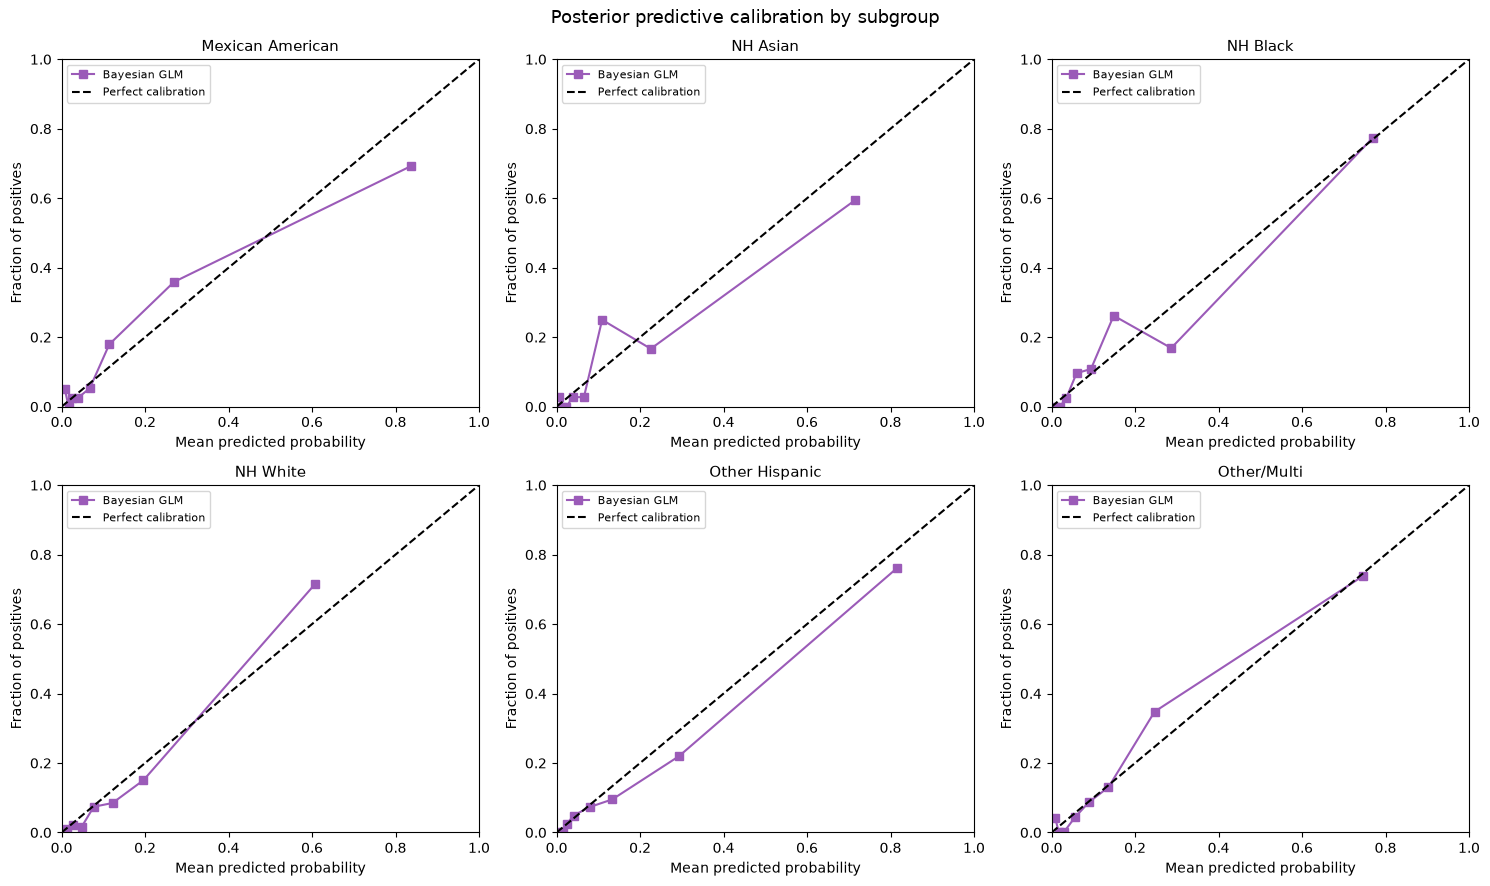
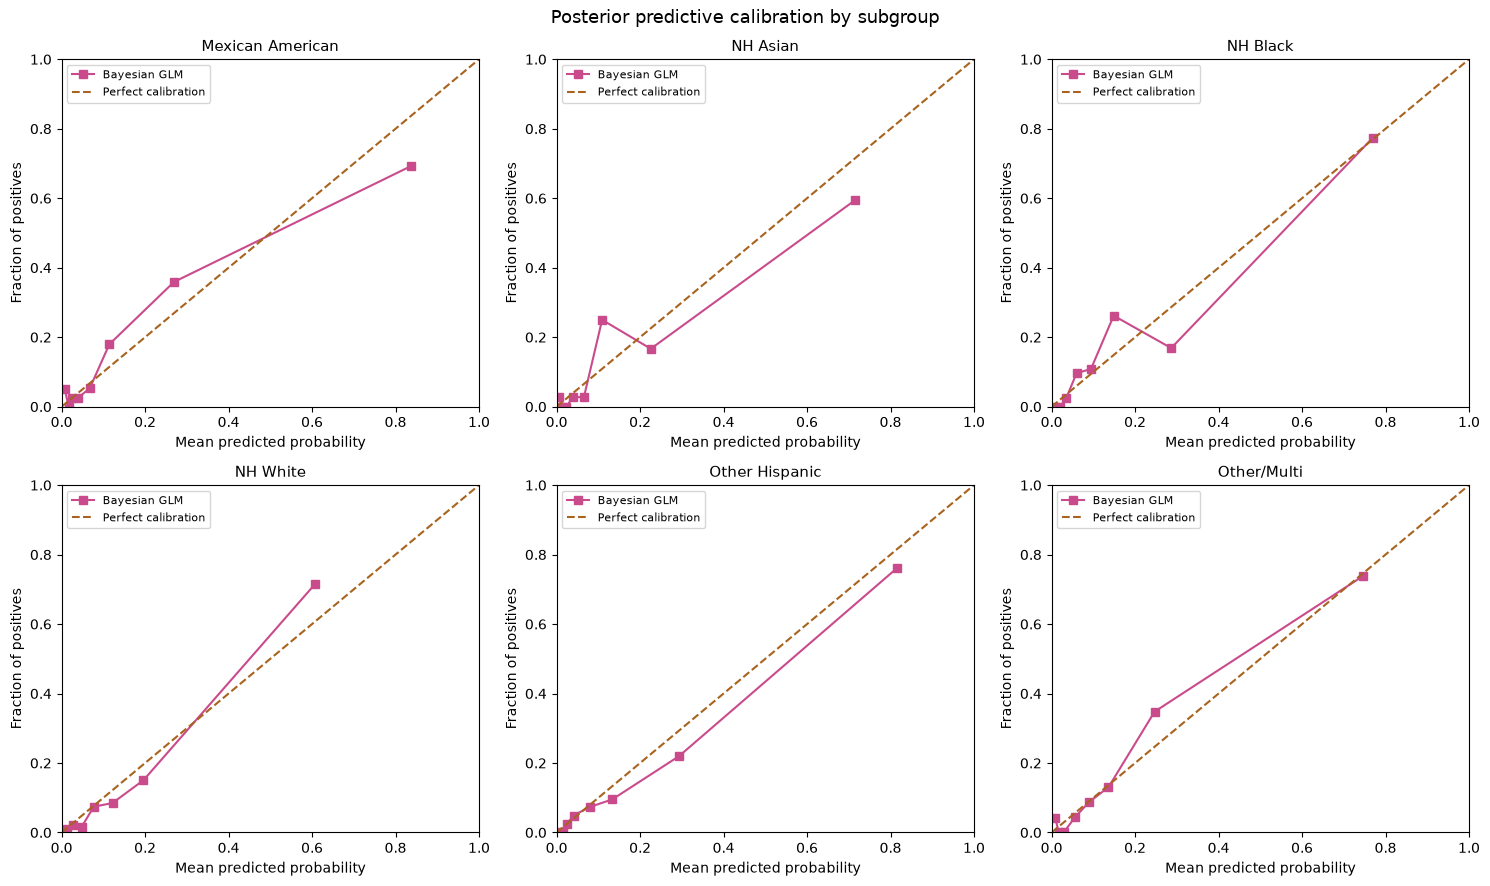
Unified diff of the notebook cell whose output changed from the first chart to the second:
--- before
+++ after
@@ -13,6 +13,6 @@
     )
 
-    axes[i].plot(mean_pred, frac_pos, 's-', color='#9B5BB8', label='Bayesian GLM')
-    axes[i].plot([0, 1], [0, 1], 'k--', label='Perfect calibration')
+    axes[i].plot(mean_pred, frac_pos, 's-', color=PALETTE[1], label='Bayesian GLM')
+    axes[i].plot([0, 1], [0, 1], linestyle='--', color=PALETTE[3], label='Perfect calibration')
     axes[i].set_title(group_label, fontsize=11)
     axes[i].set_xlabel('Mean predicted probability')

Commit: Added a colour palette